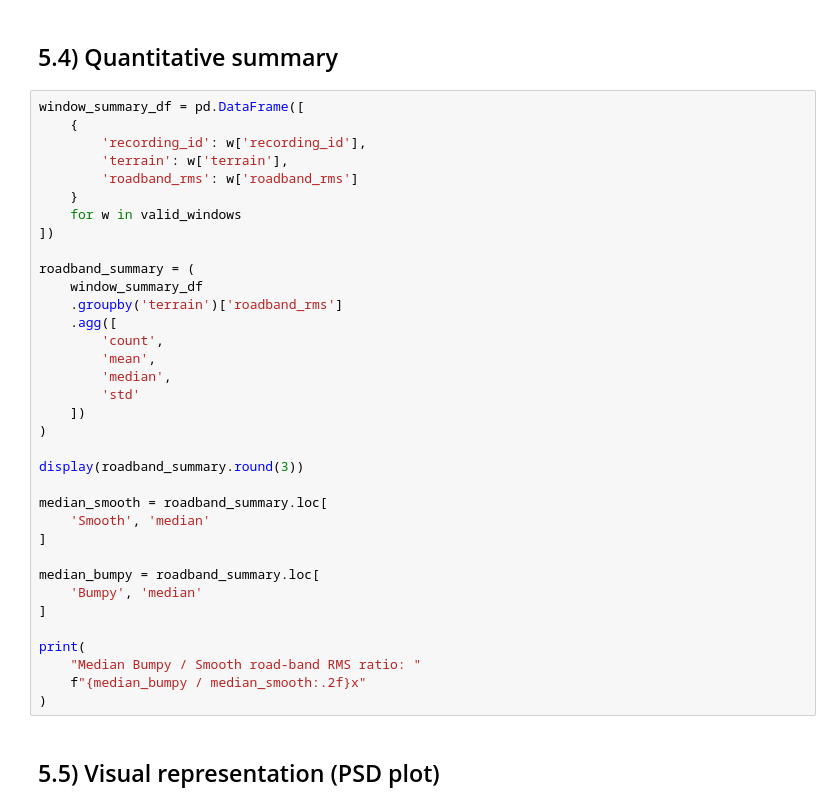
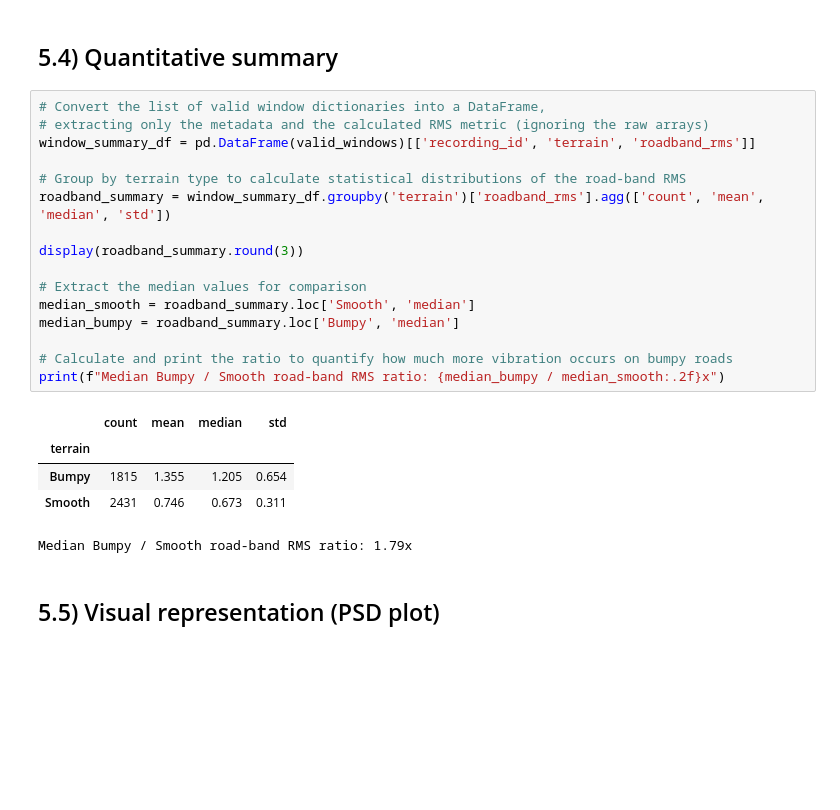
Before and after one commit to thesuacar/road-checker, a Jupyter notebook: notebook.ipynb, the cells around one changed output. Cells and saved outputs as stored; diff of their text form; blank space fills up the shorter version.

```diff
--- a/notebook.ipynb
+++ b/notebook.ipynb
@@ -1054,40 +1031,27 @@ for terrain in ['Smooth', 'Bumpy']:
 # %% [markdown]
 ## 5.4) Quantitative summary
 # %%
-window_summary_df = pd.DataFrame([
-    {
-        'recording_id': w['recording_id'],
-        'terrain': w['terrain'],
-        'roadband_rms': w['roadband_rms']
-    }
-    for w in valid_windows
-])
+# Convert the list of valid window dictionaries into a DataFrame,
+# extracting only the metadata and the calculated RMS metric (ignoring the raw arrays)
+window_summary_df = pd.DataFrame(valid_windows)[['recording_id', 'terrain', 'roadband_rms']]
 
-roadband_summary = (
-    window_summary_df
-    .groupby('terrain')['roadband_rms']
-    .agg([
-        'count',
-        'mean',
-        'median',
-        'std'
-    ])
-)
+# Group by terrain type to calculate statistical distributions of the road-band RMS
+roadband_summary = window_summary_df.groupby('terrain')['roadband_rms'].agg(['count', 'mean', 'median', 'std'])
 
 display(roadband_summary.round(3))
 
-median_smooth = roadband_summary.loc[
-    'Smooth', 'median'
-]
+# Extract the median values for comparison
+median_smooth = roadband_summary.loc['Smooth', 'median']
+median_bumpy = roadband_summary.loc['Bumpy', 'median']
 
-median_bumpy = roadband_summary.loc[
-    'Bumpy', 'median'
-]
-
-print(
-    "Median Bumpy / Smooth road-band RMS ratio: "
-    f"{median_bumpy / median_smooth:.2f}x"
-)
+# Calculate and print the ratio to quantify how much more vibration occurs on bumpy roads
+print(f"Median Bumpy / Smooth road-band RMS ratio: {median_bumpy / median_smooth:.2f}x")
+# %% [output]
+|  | count | mean | median | std |
+| terrain |  |  |  |  |
+| Bumpy | 1815 | 1.355 | 1.205 | 0.654 |
+| Smooth | 2431 | 0.746 | 0.673 | 0.311 |
+Median Bumpy / Smooth road-band RMS ratio: 1.79x
 # %% [markdown]
 ## 5.5) Visual representation (PSD plot)
 # %%
```
Also changed, not shown: parts of 16 cells of this notebook.
